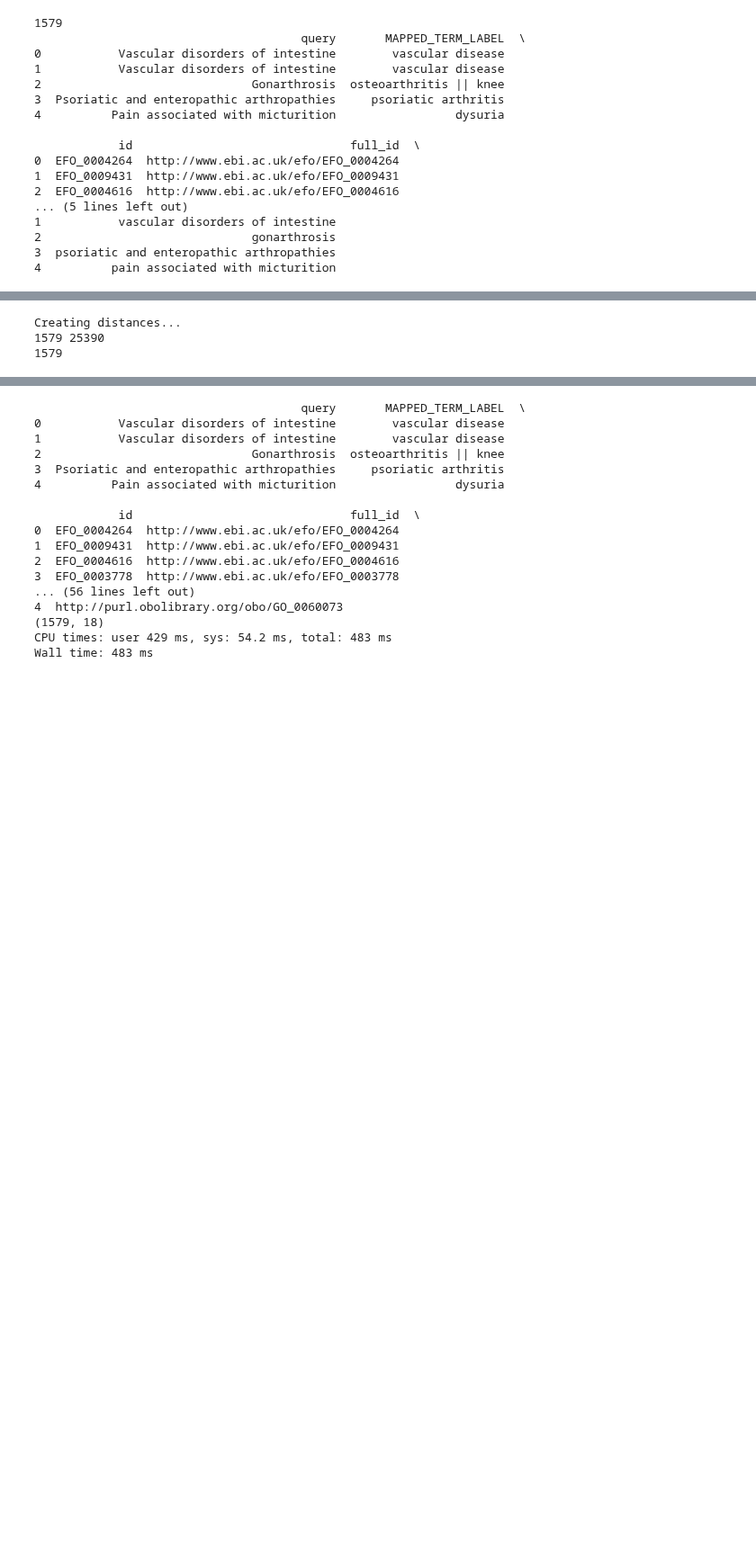
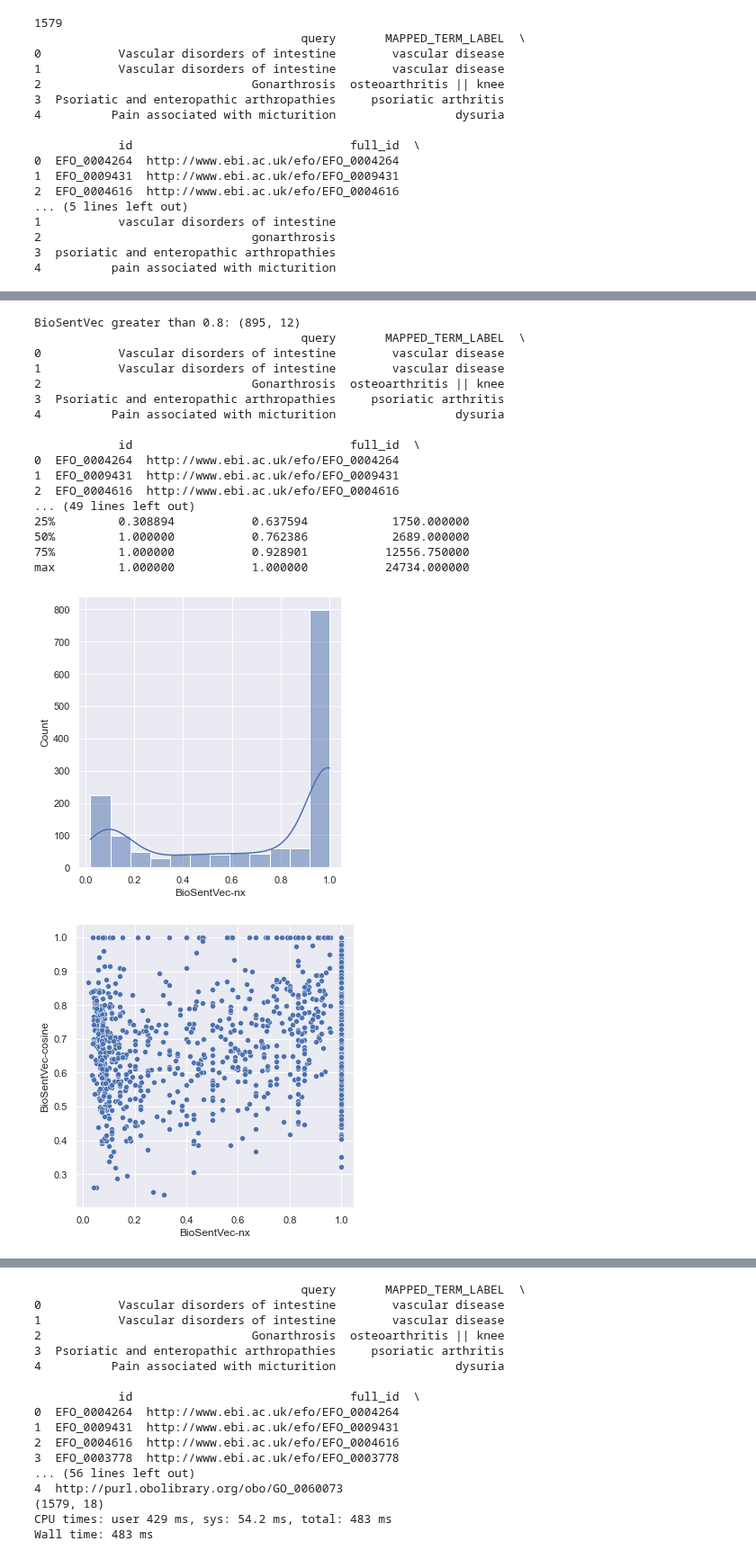
Before and after one commit to MRCIEU/vectology, a Jupyter notebook: analysis/paper/ebi-ukb-efo.ipynb, the cells around one changed output, grey strips where cells are left out. Shown at 90% size. Saved outputs shown, nothing was run; the diff lists cells and outputs as text; code cells hidden in the pictures; blank space fills up the shorter version.

Commit message:
something not right about biosentvec ranking data...

```diff
--- a/analysis/paper/ebi-ukb-efo.ipynb
+++ b/analysis/paper/ebi-ukb-efo.ipynb
@@ -380,12 +385,32 @@ Parser   : 1.77 s
 # %%
+#dd = run_pairs('BioSentVec')
+get_top('BioSentVec',dd)
+
 #get_top('BioSentVec',dd)
-for m in modelData:
-    print(m['name'])
-    dd = run_pairs(m['name'])
-    get_top(m['name'],dd)
+#for m in modelData:
+#    print(m['name'])
+#    dd = run_pairs(m['name'])
+#    get_top(m['name'],dd)
 
 print(ebi_df.head())
+print(ebi_df.describe())
 # %% [output]
-Creating distances...
-1579 25390
-1579
+BioSentVec greater than 0.8: (895, 12)
+                                      query       MAPPED_TERM_LABEL  \
+0           Vascular disorders of intestine        vascular disease
+1           Vascular disorders of intestine        vascular disease
+2                              Gonarthrosis  osteoarthritis || knee
+3  Psoriatic and enteropathic arthropathies     psoriatic arthritis
+4          Pain associated with micturition                 dysuria
+
+            id                               full_id  \
+0  EFO_0004264  http://www.ebi.ac.uk/efo/EFO_0004264
+1  EFO_0009431  http://www.ebi.ac.uk/efo/EFO_0009431
+2  EFO_0004616  http://www.ebi.ac.uk/efo/EFO_0004616
+... (49 lines left out)
+25%         0.308894           0.637594            1750.000000
+50%         1.000000           0.762386            2689.000000
+75%         1.000000           0.928901           12556.750000
+max         1.000000           1.000000           24734.000000
+[figure, added]
+[figure, added]
```
Also changed, not shown: parts of 6 cells of this notebook.
